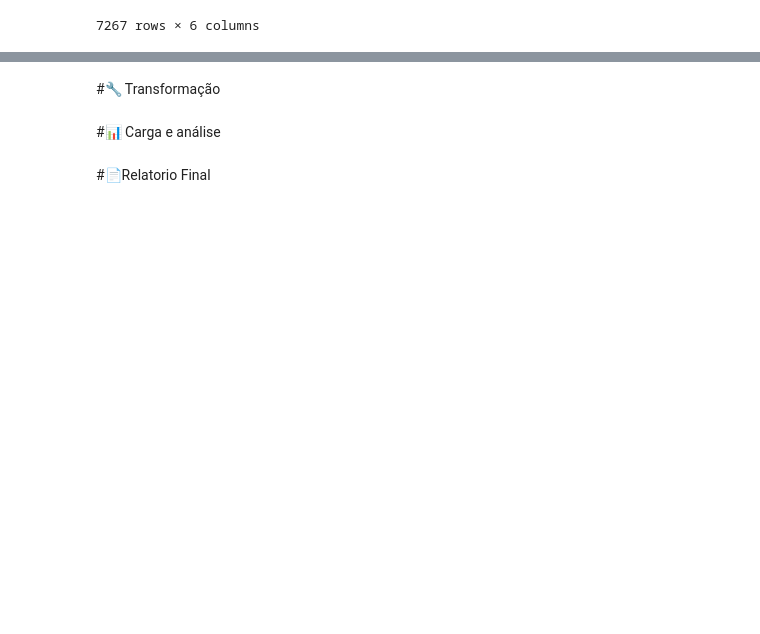
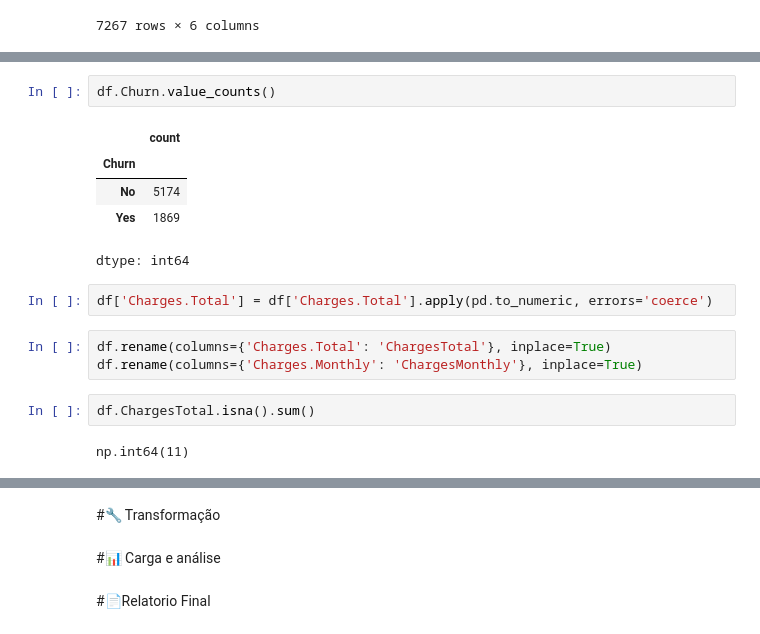
Before and after one commit to luisfmcastro/0a100, a Jupyter notebook: TelecomX_BR.ipynb, the cells around one changed output, grey strips where cells are left out. Saved outputs shown, nothing was run; the diff lists cells and outputs as text; blank space fills up the shorter version.

```diff
--- a/TelecomX_BR.ipynb
+++ b/TelecomX_BR.ipynb
@@ -31,0 +107,17 @@ pd.json_normalize(dados)
+# %%
+df.Churn.value_counts()
+# %% [output]
+|  | count |
+| Churn |  |
+| No | 5174 |
+| Yes | 1869 |
+dtype: int64
+# %%
+df['Charges.Total'] = df['Charges.Total'].apply(pd.to_numeric, errors='coerce')
+# %%
+df.rename(columns={'Charges.Total': 'ChargesTotal'}, inplace=True)
+df.rename(columns={'Charges.Monthly': 'ChargesMonthly'}, inplace=True)
+# %%
+df.ChargesTotal.isna().sum()
+# %% [output]
+np.int64(11)
```
Also changed, not shown: parts of 18 cells of this notebook.
